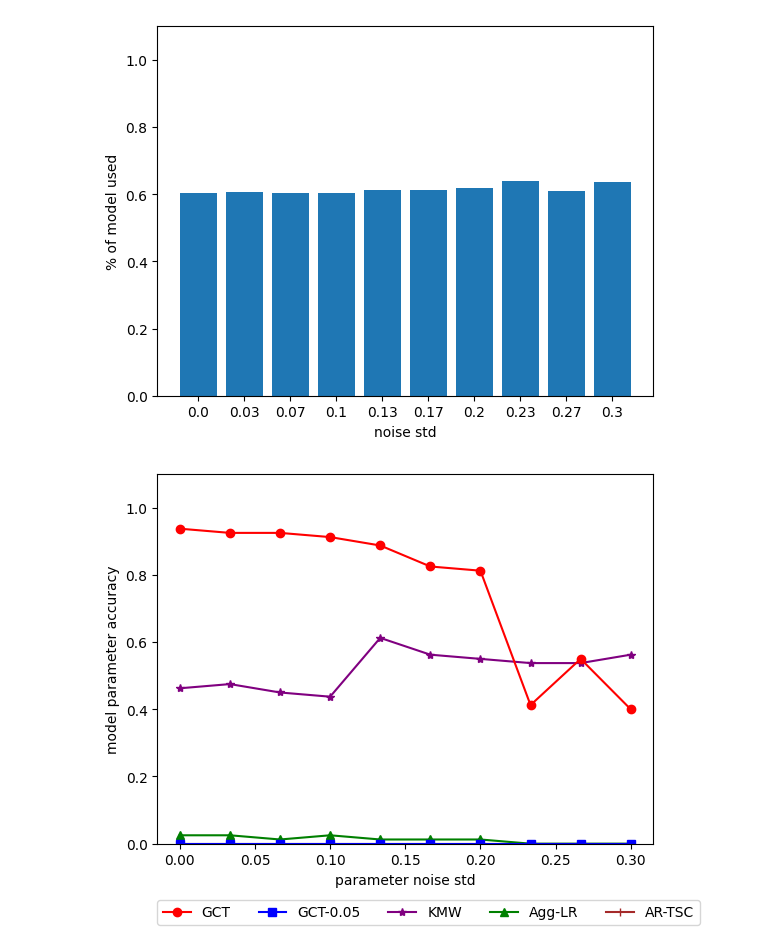
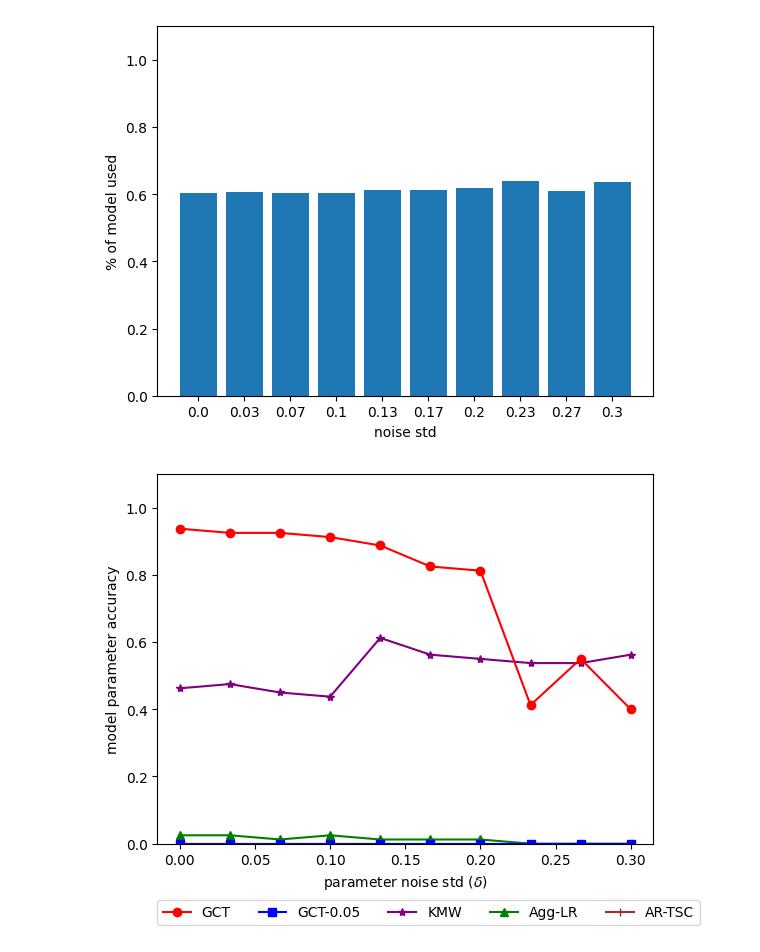
Before and after one commit to GrangerCausalityTree/granger-causality-tree, a Jupyter notebook: Synthetic Data/experiment.ipynb, the cells around one changed output. Saved outputs shown, nothing was run; the diff lists cells and outputs as text; code cells hidden in the pictures.

```diff
--- a/Synthetic Data/experiment.ipynb
+++ b/Synthetic Data/experiment.ipynb
@@ -405,16 +405,16 @@ plt.show()
 # %%
 # markers = ['s', '*', '*', '|', '.'][::-1]
 
 fig = plt.figure()
 for m in range(len(model_names)):
     plt.plot(noises, par_acc_score[:, m], label=model_names[m], marker=markers[m], color=colors[m])
 
 plt.ylim(0, 1.1)
 plt.legend(loc=(0, -0.22), ncol=5, reverse=1)
-plt.xlabel('parameter noise std')
+plt.xlabel('parameter noise std ($\delta$)')
 plt.ylabel('model parameter accuracy')
 # plt.title('Acuracy of Important Feature Set vs Std of Noise ($\delta_{ijp}$) added to the parameter of each lag feature of each Entity')
 plt.savefig('accuracy_feature_set2.svg', bbox_inches='tight')
 plt.show()
 # %% [output]
-[figure, old version]
+[figure, new version]
```
Also changed, not shown: parts of 9 cells of this notebook, 13 other files.
